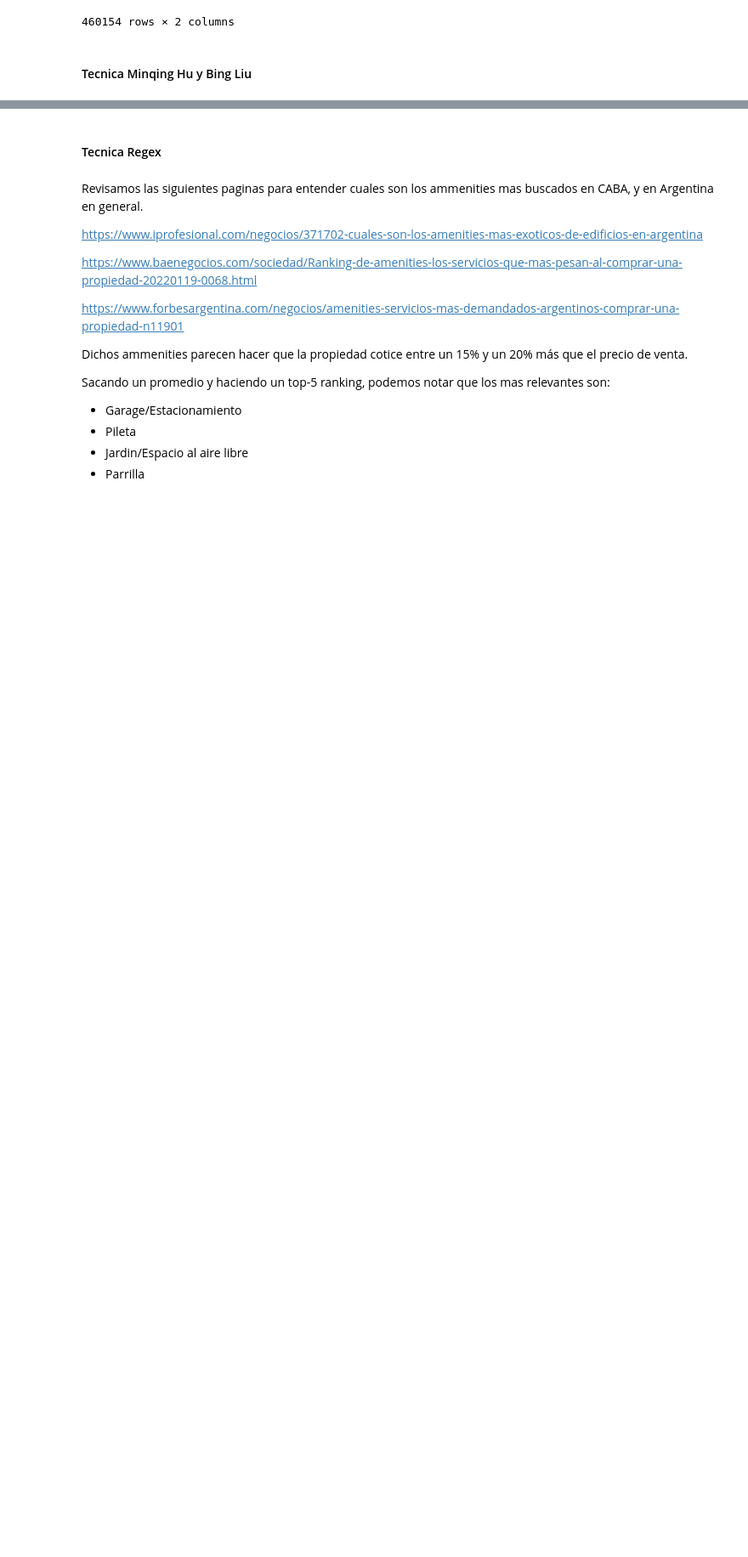
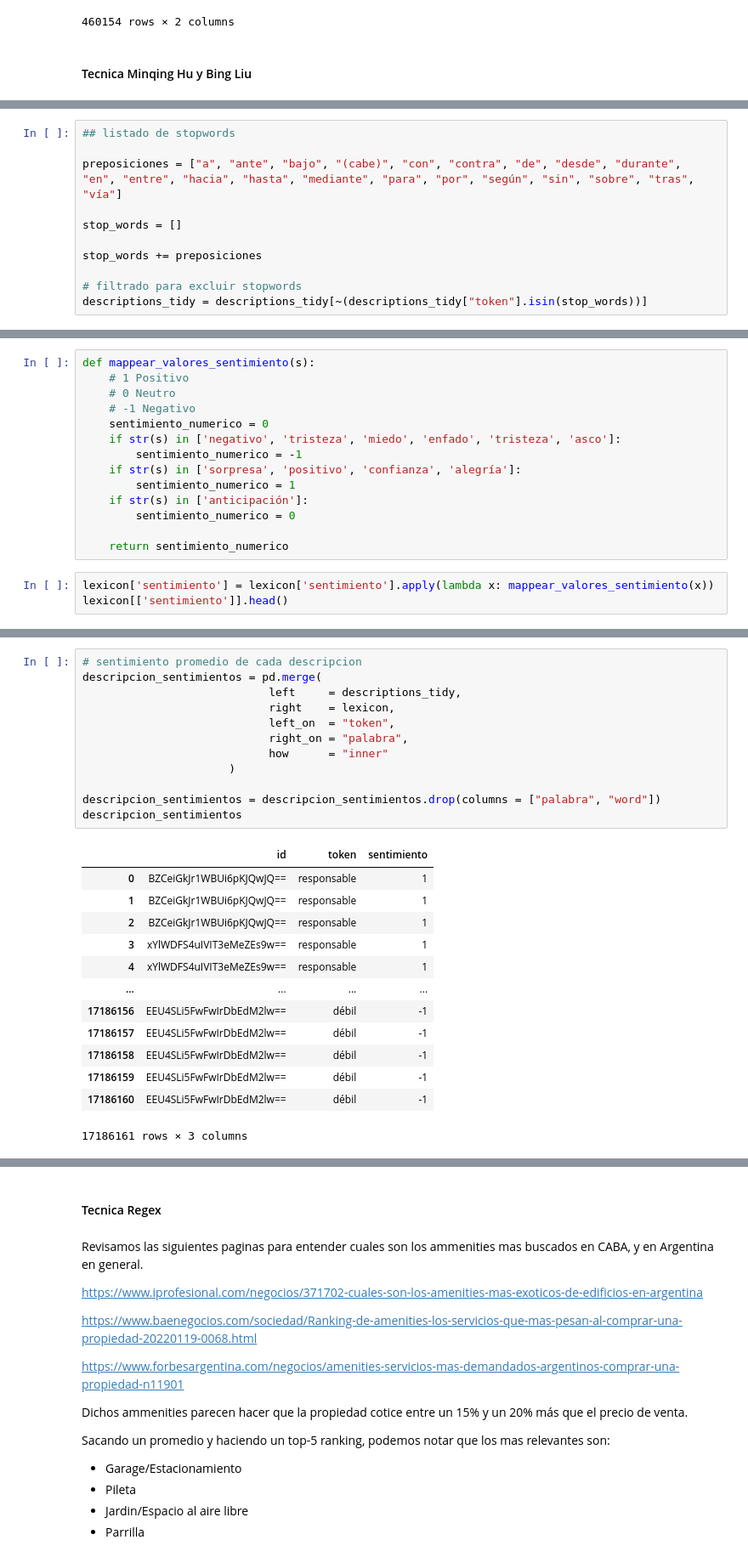
Before and after one commit to Naza26/7506R_TP2_GRUPO01_ENTREGA, a Jupyter notebook: 7506R_TP2_GRUPO01_ENTREGA.ipynb, the cells around one changed output, grey strips where cells are left out. Shown: that part at 85% size. Drawn from its saved outputs; the diff is of its cells as text; blank space fills up the shorter version.

```diff
--- a/7506R_TP2_GRUPO01_ENTREGA.ipynb
+++ b/7506R_TP2_GRUPO01_ENTREGA.ipynb
@@ -74,0 +137,11 @@ descriptions_dataset
+# %%
+## listado de stopwords
+
+preposiciones = ["a", "ante", "bajo", "(cabe)", "con", "contra", "de", "desde", "durante", "en", "entre", "hacia", "hasta", "mediante", "para", "por", "según", "sin", "sobre", "tras", "vía"]
+
+stop_words = []
+
+stop_words += preposiciones
+
+# filtrado para excluir stopwords
+descriptions_tidy = descriptions_tidy[~(descriptions_tidy["token"].isin(stop_words))]
@@ -74,0 +168,17 @@ descriptions_dataset
+# %%
+def mappear_valores_sentimiento(s):
+    # 1 Positivo
+    # 0 Neutro
+    # -1 Negativo
+    sentimiento_numerico = 0
+    if str(s) in ['negativo', 'tristeza', 'miedo', 'enfado', 'tristeza', 'asco']:
+        sentimiento_numerico = -1
+    if str(s) in ['sorpresa', 'positivo', 'confianza', 'alegría']:
+        sentimiento_numerico = 1
+    if str(s) in ['anticipación']:
+        sentimiento_numerico = 0
+
+    return sentimiento_numerico
+# %%
+lexicon['sentimiento'] = lexicon['sentimiento'].apply(lambda x: mappear_valores_sentimiento(x))
+lexicon[['sentimiento']].head()
@@ -74,0 +210,26 @@ descriptions_dataset
+# %%
+# sentimiento promedio de cada descripcion
+descripcion_sentimientos = pd.merge(
+                            left     = descriptions_tidy,
+                            right    = lexicon,
+                            left_on  = "token",
+                            right_on = "palabra",
+                            how      = "inner"
+                      )
+
+descripcion_sentimientos = descripcion_sentimientos.drop(columns = ["palabra", "word"])
+descripcion_sentimientos
+# %% [output]
+|  | id | token | sentimiento |
+| 0 | BZCeiGkJr1WBUi6pKJQwJQ== | responsable | 1 |
+| 1 | BZCeiGkJr1WBUi6pKJQwJQ== | responsable | 1 |
+| 2 | BZCeiGkJr1WBUi6pKJQwJQ== | responsable | 1 |
+| 3 | xYlWDFS4uIVIT3eMeZEs9w== | responsable | 1 |
+| 4 | xYlWDFS4uIVIT3eMeZEs9w== | responsable | 1 |
+| ... | ... | ... | ... |
+| 17186156 | EEU4SLi5FwFwIrDbEdM2lw== | débil | -1 |
+| 17186157 | EEU4SLi5FwFwIrDbEdM2lw== | débil | -1 |
+| 17186158 | EEU4SLi5FwFwIrDbEdM2lw== | débil | -1 |
+| 17186159 | EEU4SLi5FwFwIrDbEdM2lw== | débil | -1 |
+| 17186160 | EEU4SLi5FwFwIrDbEdM2lw== | débil | -1 |
+17186161 rows × 3 columns
```
Also changed, not shown: parts of 30 cells of this notebook.
